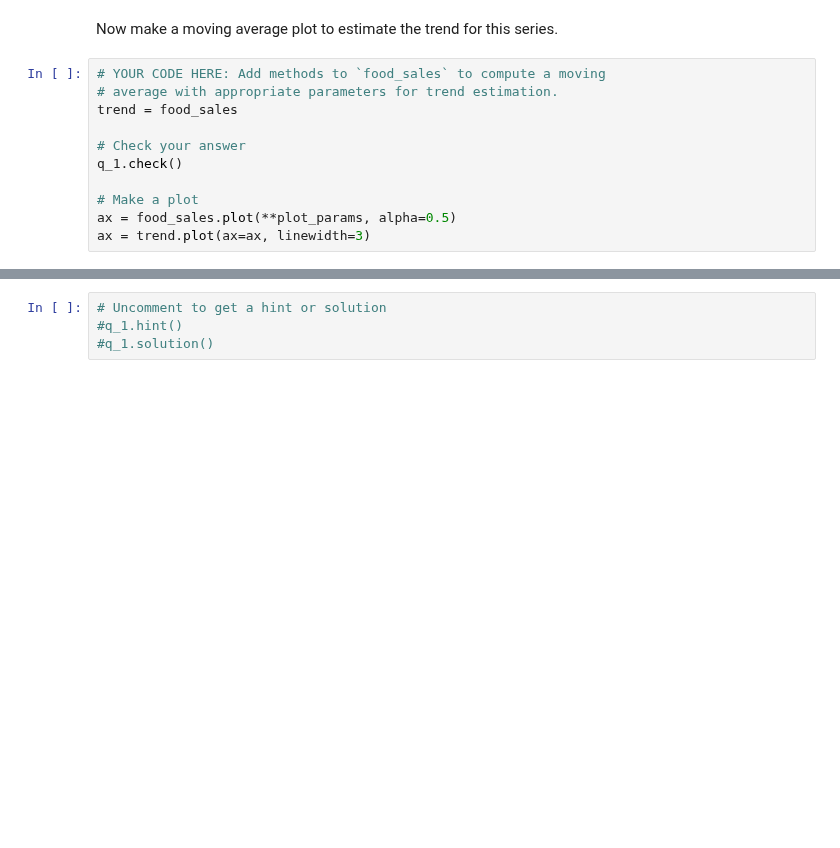
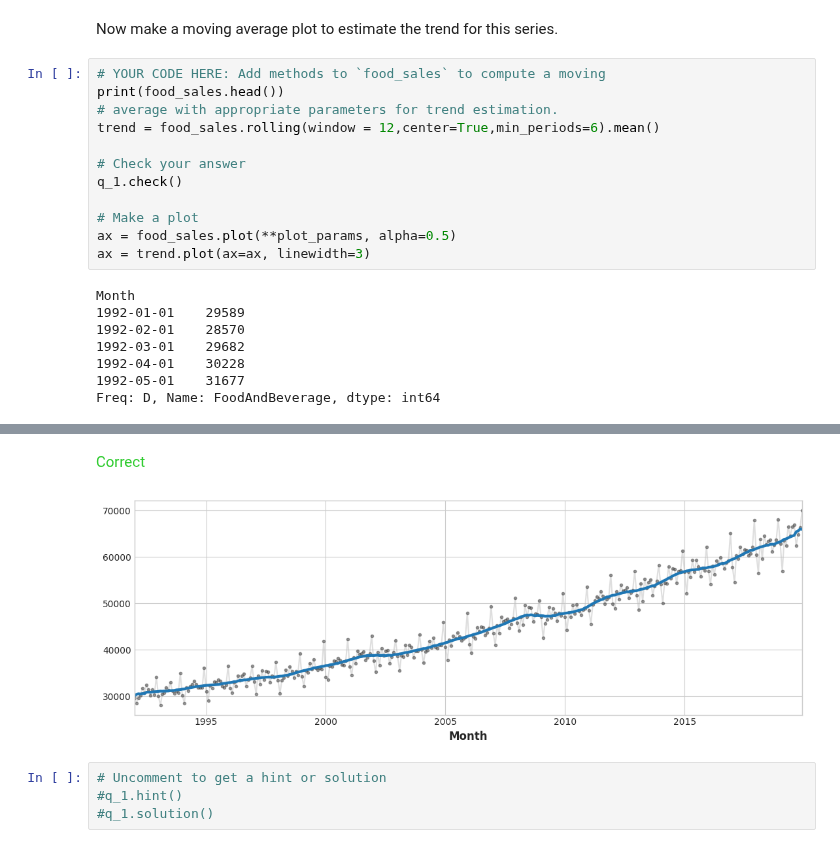
Before and after one commit to saurav1066/KaggleProjects, a Jupyter notebook: Store sales time series/Course/exercise-trend.ipynb, the cells around one changed output, grey strips where cells are left out. Drawn from its saved outputs; the diff is of its cells as text; blank space fills up the shorter version.

Commit message:
Trend exercisee completed

```diff
--- a/Store sales time series/Course/exercise-trend.ipynb
+++ b/Store sales time series/Course/exercise-trend.ipynb
@@ -62,8 +64,9 @@ ax.set(title="US Food and Beverage Sales", ylabel="Millions of Dollars");
 Now make a moving average plot to estimate the trend for this series.
 # %%
 # YOUR CODE HERE: Add methods to `food_sales` to compute a moving
+print(food_sales.head())
 # average with appropriate parameters for trend estimation.
-trend = food_sales
+trend = food_sales.rolling(window = 12,center=True,min_periods=6).mean()
 
 # Check your answer
 q_1.check()
@@ -71,3 +74,11 @@ q_1.check()
 # Make a plot
 ax = food_sales.plot(**plot_params, alpha=0.5)
 ax = trend.plot(ax=ax, linewidth=3)
+# %% [output]
+Month
+1992-01-01    29589
+1992-02-01    28570
+1992-03-01    29682
+1992-04-01    30228
+1992-05-01    31677
+Freq: D, Name: FoodAndBeverage, dtype: int64
@@ -74,3 +86,5 @@ ax = trend.plot(ax=ax, linewidth=3)
+<span style="color:#33cc33">Correct</span>
+[figure, added]
 # %%
 # Uncomment to get a hint or solution
 #q_1.hint()
```
Also changed, not shown: parts of 10 cells of this notebook.
